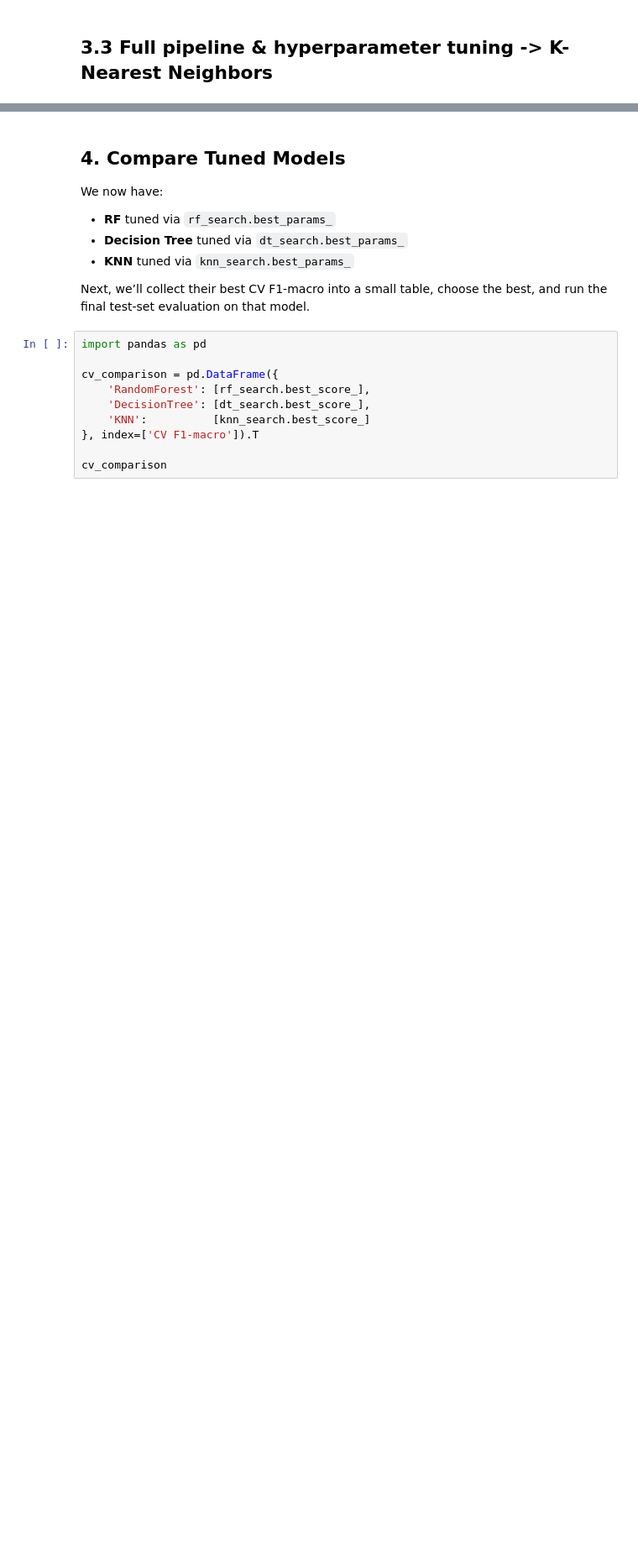
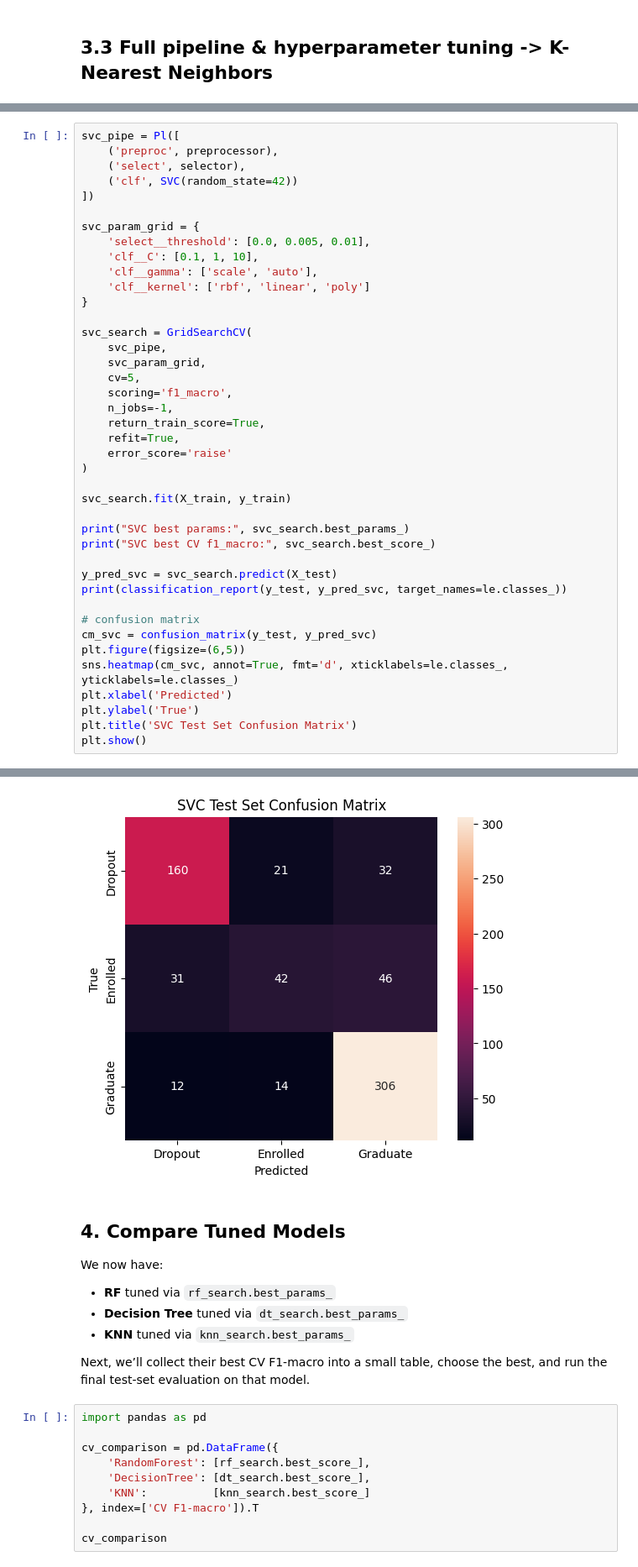
Before and after one commit to 21RM/Y3S2-AI-Proj2, a Jupyter notebook: notebooks/02_preprocessing_and_modeling.ipynb, the cells around one changed output, grey strips where cells are left out. Shown at 84% size. Drawn from its saved outputs; the diff is of its cells as text; blank space fills up the shorter version.

```diff
--- a/notebooks/02_preprocessing_and_modeling.ipynb
+++ b/notebooks/02_preprocessing_and_modeling.ipynb
@@ -528,0 +482,42 @@ weighted avg       0.76      0.72      0.74       664
+# %%
+svc_pipe = Pl([
+    ('preproc', preprocessor),
+    ('select', selector),
+    ('clf', SVC(random_state=42))
+])
+
+svc_param_grid = {
+    'select__threshold': [0.0, 0.005, 0.01],
+    'clf__C': [0.1, 1, 10],
+    'clf__gamma': ['scale', 'auto'],
+    'clf__kernel': ['rbf', 'linear', 'poly']
+}
+
+svc_search = GridSearchCV(
+    svc_pipe,
+    svc_param_grid,
+    cv=5,
+    scoring='f1_macro',
+    n_jobs=-1,
+    return_train_score=True,
+    refit=True,
+    error_score='raise'
+)
+
+svc_search.fit(X_train, y_train)
+
+print("SVC best params:", svc_search.best_params_)
+print("SVC best CV f1_macro:", svc_search.best_score_)
+
+y_pred_svc = svc_search.predict(X_test)
+print(classification_report(y_test, y_pred_svc, target_names=le.classes_))
+
+# confusion matrix
+cm_svc = confusion_matrix(y_test, y_pred_svc)
+plt.figure(figsize=(6,5))
+sns.heatmap(cm_svc, annot=True, fmt='d', xticklabels=le.classes_, yticklabels=le.classes_)
+plt.xlabel('Predicted')
+plt.ylabel('True')
+plt.title('SVC Test Set Confusion Matrix')
+plt.show()
+# %% [output]
@@ -529,3 +535,4 @@ weighted avg       0.76      0.72      0.74       664
+[figure, added]
 # %% [markdown]
 ## 4. Compare Tuned Models
 
```
Also changed, not shown: parts of 20 cells of this notebook, 1 other file.
